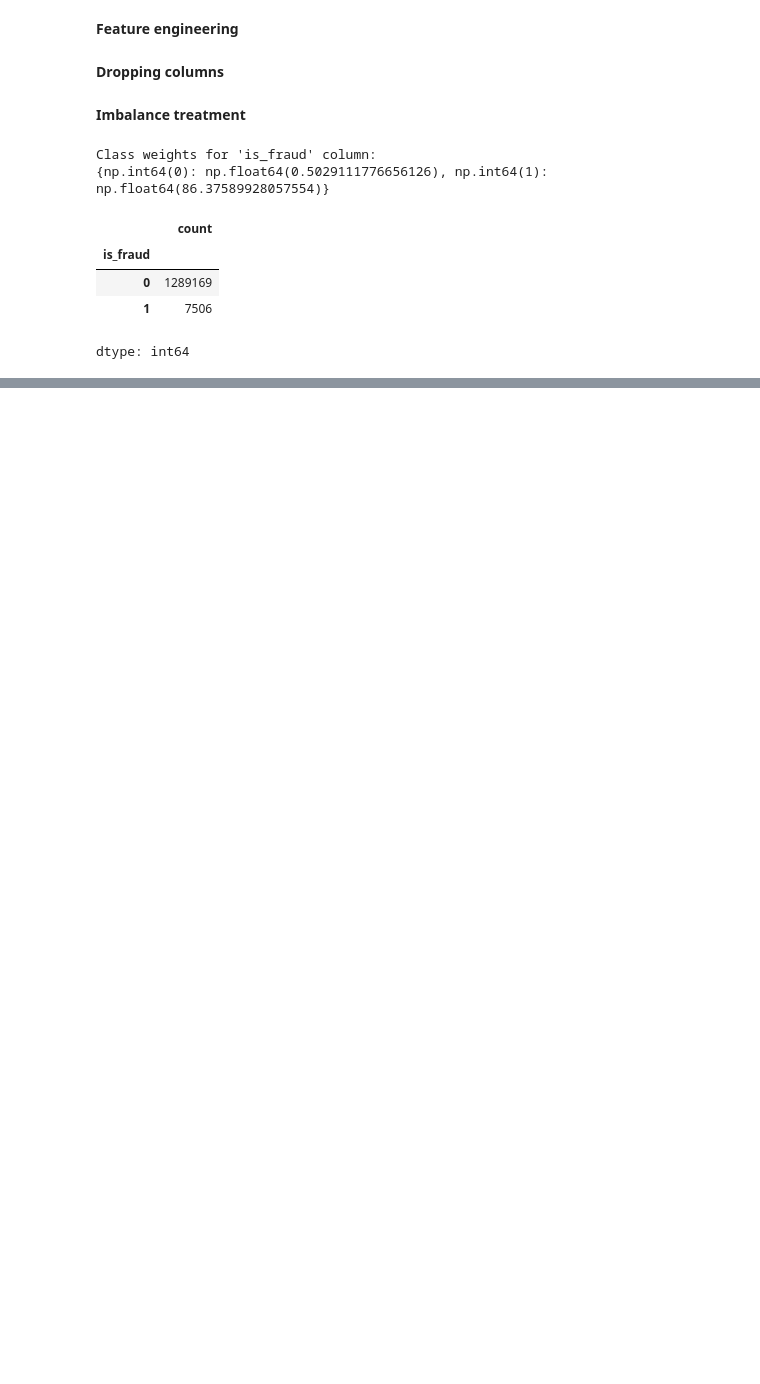
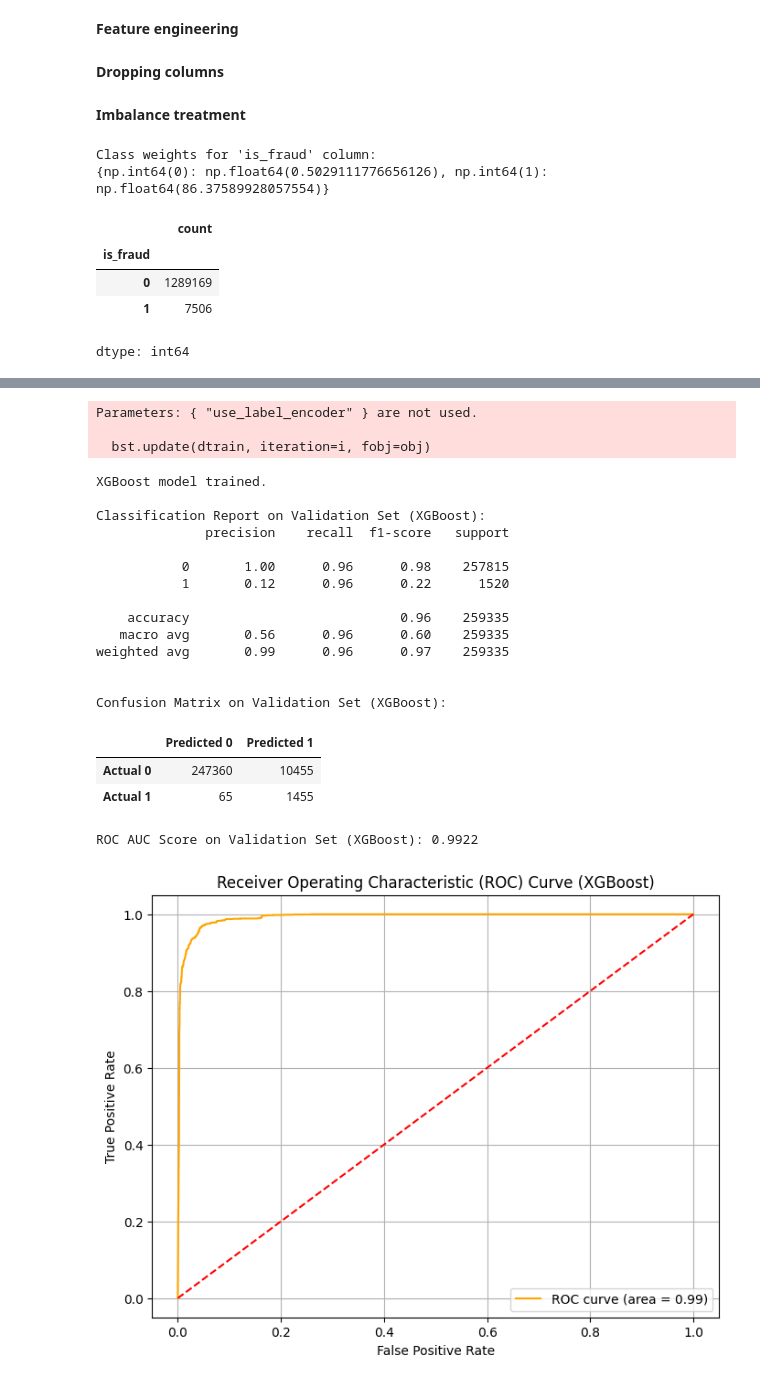
Before and after one commit to danieligelnik/CCFraudProject, a Jupyter notebook: Data_manipulation.ipynb, the cells around one changed output, grey strips where cells are left out. Cells and saved outputs as stored; diff of their text form; code cells hidden in the pictures; blank space fills up the shorter version.

```diff
--- a/Data_manipulation.ipynb
+++ b/Data_manipulation.ipynb
@@ -133,0 +327,58 @@ dtype: int64
+# %%
+from xgboost import XGBClassifier
+
+# Calculate scale_pos_weight for XGBoost (sum of negative instances / sum of positive instances)
+# This is the standard way XGBoost handles class imbalance
+negative_cases = np.sum(y_train == 0)
+positive_cases = np.sum(y_train == 1)
+scale_weight = negative_cases / positive_cases
+
+# Initialize XGBoost Classifier
+xgb_model = XGBClassifier(
+    n_estimators=100,
+    learning_rate=0.1,
+    max_depth=3,
+    scale_pos_weight=scale_weight,
+    random_state=42,
+    use_label_encoder=False,
+    eval_metric='logloss'
+)
+
+print("Training XGBoost model... This might take a while.")
+
+# Train the model
+xgb_model.fit(X_train_scaled, y_train)
+
+print("XGBoost model trained.")
+
+# Make predictions on the scaled validation set
+y_pred_xgb = xgb_model.predict(X_valid_scaled)
+y_pred_proba_xgb = xgb_model.predict_proba(X_valid_scaled)[:, 1]
+
+# Print classification report
+print("\nClassification Report on Validation Set (XGBoost):")
+print(classification_report(y_valid, y_pred_xgb))
+
+# Print Confusion Matrix
+print("\nConfusion Matrix on Validation Set (XGBoost):")
+conf_matrix_xgb = confusion_matrix(y_valid, y_pred_xgb)
+display(pd.DataFrame(conf_matrix_xgb,
+                     index=['Actual 0', 'Actual 1'],
+                     columns=['Predicted 0', 'Predicted 1']))
+
+# Calculate and print ROC AUC score
+roc_auc_xgb = roc_auc_score(y_valid, y_pred_proba_xgb)
+print(f"\nROC AUC Score on Validation Set (XGBoost): {roc_auc_xgb:.4f}")
+
+# Plot ROC curve
+fpr_xgb, tpr_xgb, _ = roc_curve(y_valid, y_pred_proba_xgb)
+plt.figure(figsize=(8, 6))
+plt.plot(fpr_xgb, tpr_xgb, color='orange', label=f'ROC curve (area = {roc_auc_xgb:.2f})')
+plt.plot([0, 1], [0, 1], color='red', linestyle='--')
+plt.xlabel('False Positive Rate')
+plt.ylabel('True Positive Rate')
+plt.title('Receiver Operating Characteristic (ROC) Curve (XGBoost)')
+plt.legend()
+plt.grid(True)
+plt.show()
+# %% [output]
@@ -133,0 +386,22 @@ dtype: int64
+Parameters: { "use_label_encoder" } are not used.
+
+  bst.update(dtrain, iteration=i, fobj=obj)
+XGBoost model trained.
+
+Classification Report on Validation Set (XGBoost):
+              precision    recall  f1-score   support
+
+           0       1.00      0.96      0.98    257815
+           1       0.12      0.96      0.22      1520
+
+    accuracy                           0.96    259335
+   macro avg       0.56      0.96      0.60    259335
+weighted avg       0.99      0.96      0.97    259335
+
+
+Confusion Matrix on Validation Set (XGBoost):
+|  | Predicted 0 | Predicted 1 |
+| Actual 0 | 247360 | 10455 |
+| Actual 1 | 65 | 1455 |
+ROC AUC Score on Validation Set (XGBoost): 0.9922
+[figure, added]
```
Also changed, not shown: parts of 20 cells of this notebook.
